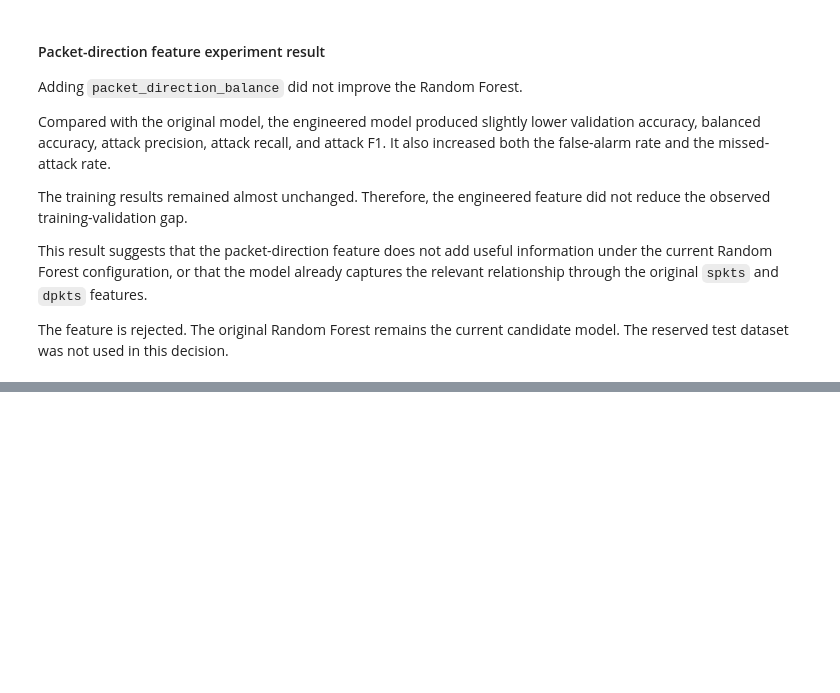
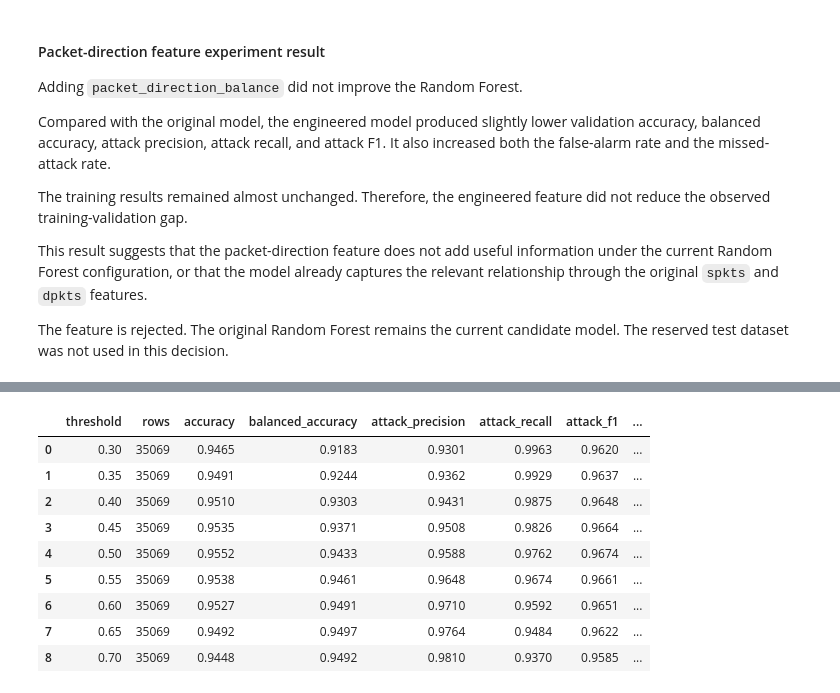
Before and after one commit to ChanulPathirana/NetGuard-ML, a Jupyter notebook: notebooks/05_clean_baseline.ipynb, the cells around one changed output, grey strips where cells are left out. Cells and saved outputs as stored; diff of their text form; code cells hidden in the pictures; blank space fills up the shorter version.

```diff
--- a/notebooks/05_clean_baseline.ipynb
+++ b/notebooks/05_clean_baseline.ipynb
@@ -1297,0 +1787,49 @@ candidate model. The reserved test dataset was not used in this decision.
+# %%
+# Obtain Attack probabilities from the original Random Forest.
+rf_attack_position = list(
+    rf_pipeline.classes_
+).index(1)
+
+rf_validation_attack_probabilities = (
+    rf_pipeline.predict_proba(X_validation)
+    [:, rf_attack_position]
+)
+
+candidate_thresholds = np.round(
+    np.arange(0.30, 0.701, 0.05),
+    2,
+)
+
+threshold_results = []
+
+for threshold in candidate_thresholds:
+    threshold_predictions = (
+        rf_validation_attack_probabilities >= threshold
+    ).astype(int)
+
+    threshold_metrics = summarize_predictions(
+        y_validation,
+        threshold_predictions,
+    )
+
+    threshold_results.append({
+        "threshold": threshold,
+        **threshold_metrics,
+    })
+
+threshold_comparison = pd.DataFrame(
+    threshold_results
+)
+
+display(threshold_comparison.round(4))
+# %% [output]
+|  | threshold | rows | accuracy | balanced_accuracy | attack_precision | attack_recall | attack_f1 | ... |
+| 0 | 0.30 | 35069 | 0.9465 | 0.9183 | 0.9301 | 0.9963 | 0.9620 | ... |
+| 1 | 0.35 | 35069 | 0.9491 | 0.9244 | 0.9362 | 0.9929 | 0.9637 | ... |
+| 2 | 0.40 | 35069 | 0.9510 | 0.9303 | 0.9431 | 0.9875 | 0.9648 | ... |
+| 3 | 0.45 | 35069 | 0.9535 | 0.9371 | 0.9508 | 0.9826 | 0.9664 | ... |
+| 4 | 0.50 | 35069 | 0.9552 | 0.9433 | 0.9588 | 0.9762 | 0.9674 | ... |
+| 5 | 0.55 | 35069 | 0.9538 | 0.9461 | 0.9648 | 0.9674 | 0.9661 | ... |
+| 6 | 0.60 | 35069 | 0.9527 | 0.9491 | 0.9710 | 0.9592 | 0.9651 | ... |
+| 7 | 0.65 | 35069 | 0.9492 | 0.9497 | 0.9764 | 0.9484 | 0.9622 | ... |
+| 8 | 0.70 | 35069 | 0.9448 | 0.9492 | 0.9810 | 0.9370 | 0.9585 | ... |
```
Also changed, not shown: parts of 27 cells of this notebook.
